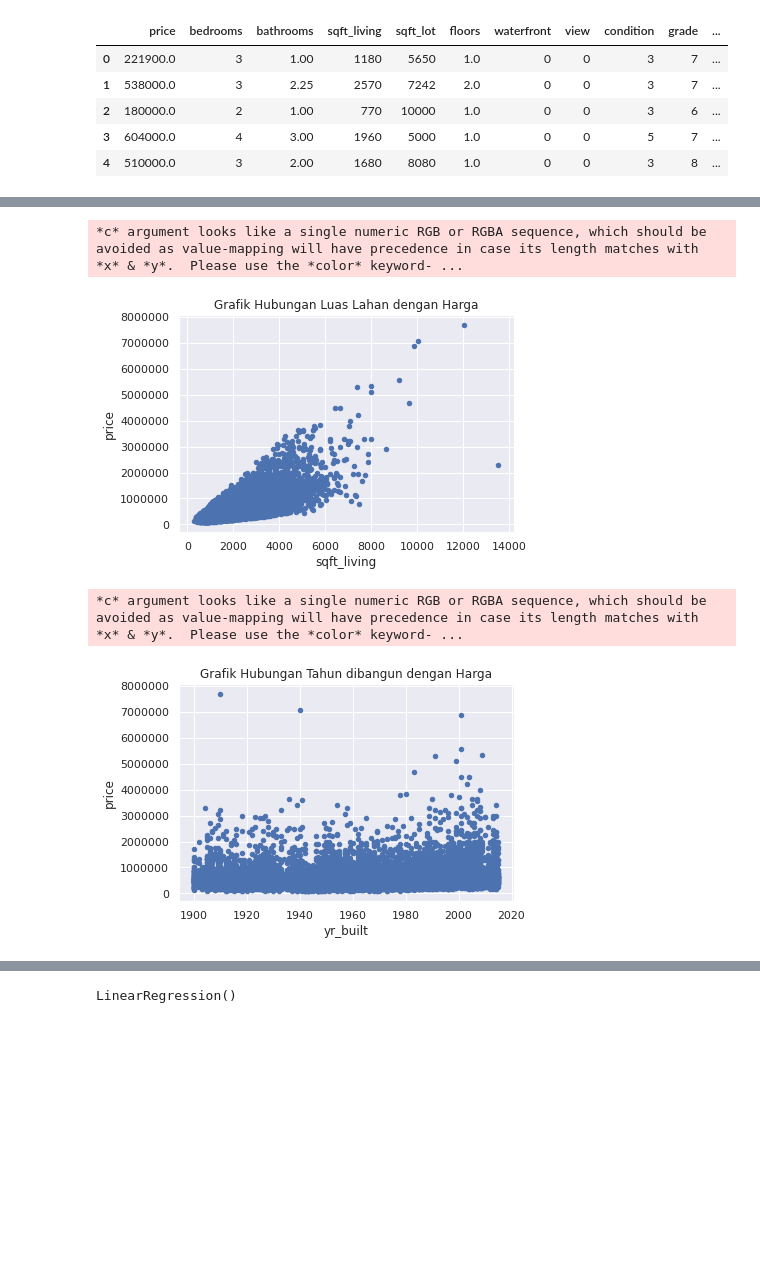
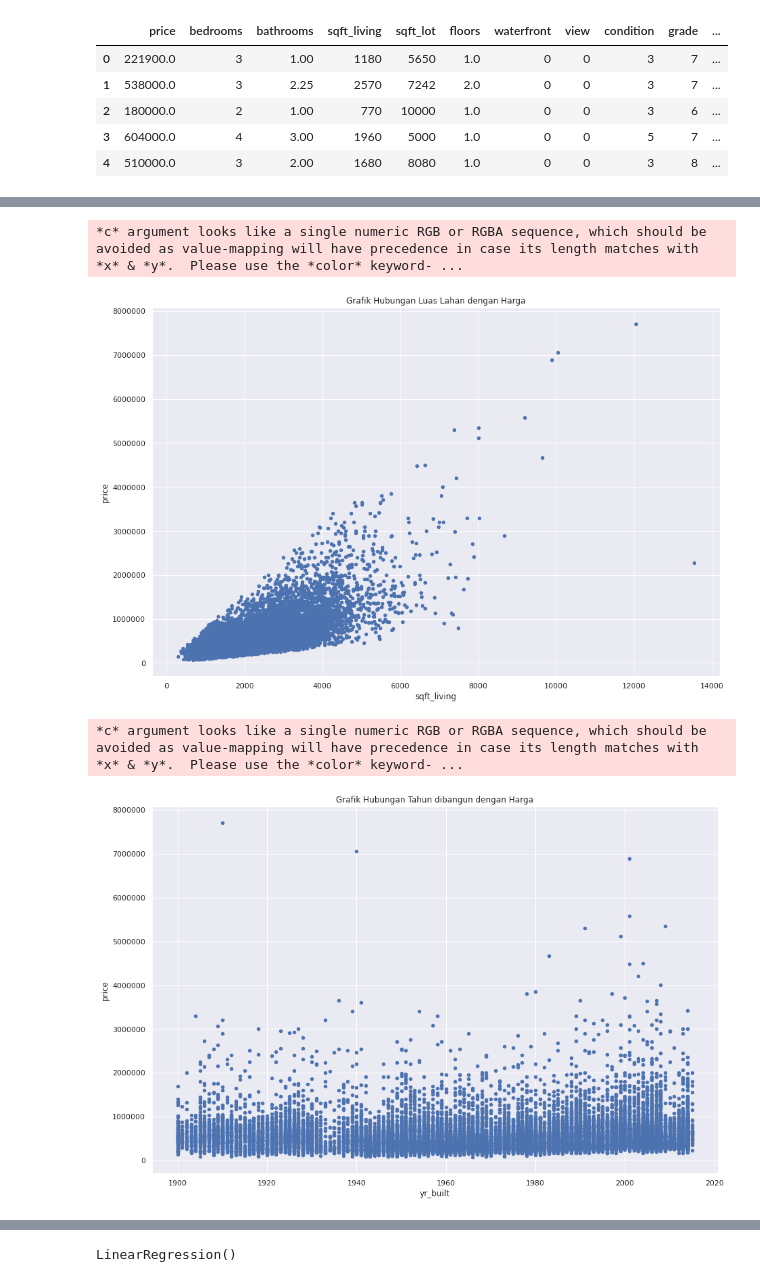
Before and after one commit to wurifah/Bisaai, a Jupyter notebook: regresi.ipynb, the cells around one changed output, grey strips where cells are left out. Saved outputs shown, nothing was run; the diff lists cells and outputs as text; code cells hidden in the pictures; blank space fills up the shorter version.

```diff
--- a/regresi.ipynb
+++ b/regresi.ipynb
@@ -91,6 +115,7 @@ dtype: int64
 # %%
 df.drop(columns = 'id', inplace = True)
 df.drop(columns = 'date', inplace = True)
+df.drop(columns = 'zipcode', inplace = True)
 # %%
 df.head()
 # %% [output]
@@ -112,21 +139,21 @@ plt.show()
 # %%
 sns.set()
-df.plot(x='sqft_living',y='price', kind = 'scatter')
+df.plot(x='sqft_living',y='price', kind = 'scatter',figsize=(15,10))
 plt.title('Grafik Hubungan Luas Lahan dengan Harga')
 plt.ticklabel_format(style='plain')
 plt.show()
 # %% [output]
 *c* argument looks like a single numeric RGB or RGBA sequence, which should be avoided as value-mapping will have precedence in case its length matches with *x* & *y*.  Please use the *color* keyword- ...
-[figure, old version]
+[figure, new version]
 # %%
 sns.set()
-df.plot(x='yr_built',y='price', kind = 'scatter')
+df.plot(x='yr_built',y='price', kind = 'scatter',figsize=(15,10))
 plt.title('Grafik Hubungan Tahun dibangun dengan Harga')
 plt.ticklabel_format(style='plain')
 plt.show()
 # %% [output]
 *c* argument looks like a single numeric RGB or RGBA sequence, which should be avoided as value-mapping will have precedence in case its length matches with *x* & *y*.  Please use the *color* keyword- ...
-[figure, old version]
+[figure, new version]
 # %%
 plt.figure(figsize=(15,10))
 sns.heatmap(df.corr(), annot=True)
```
Also changed, not shown: parts of 71 cells of this notebook.
